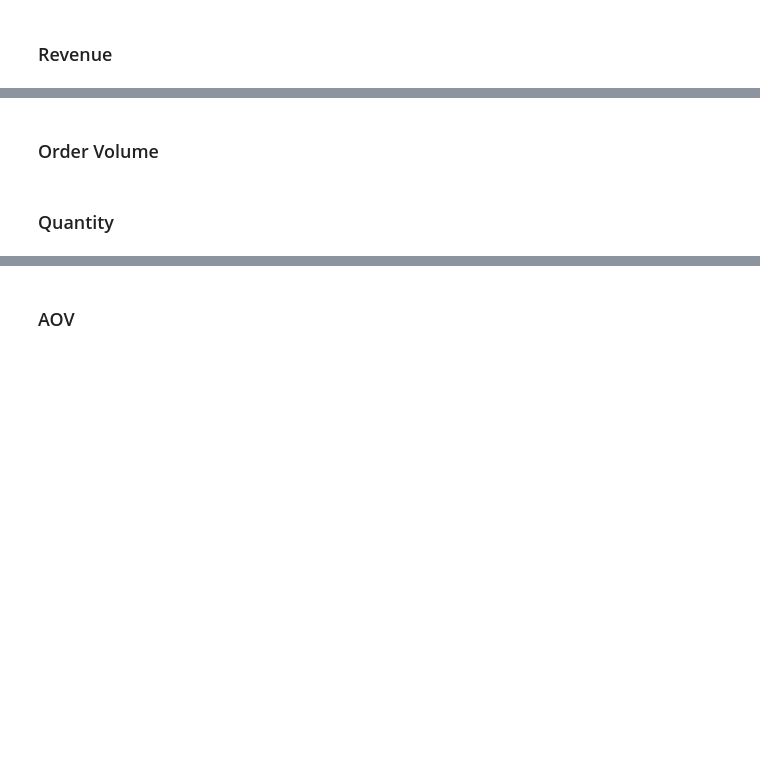
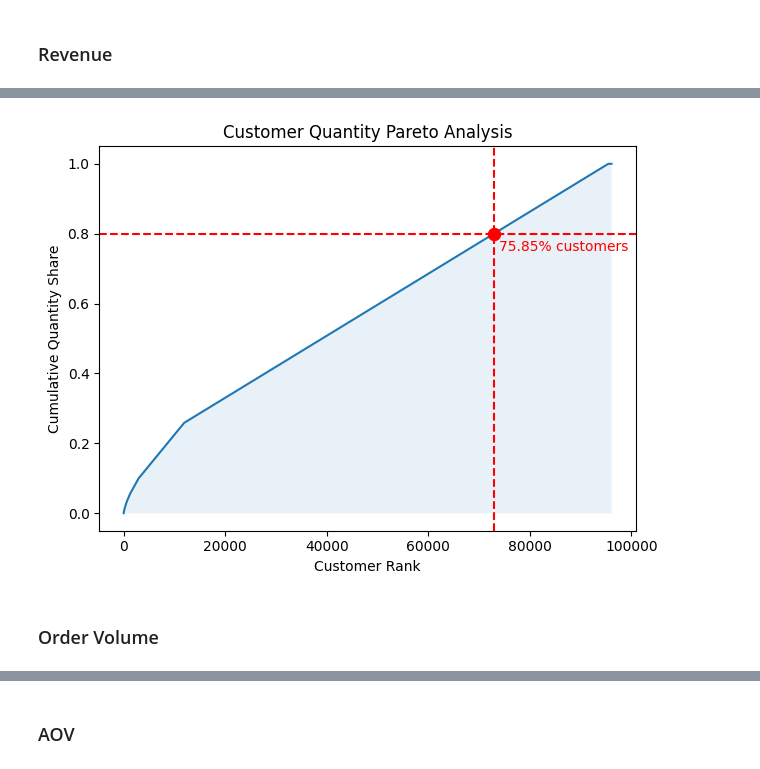
Before and after one commit to MattiaVerardi/olist-ecommerce-analytics, a Jupyter notebook: python/10_eda.ipynb, the cells around one changed output, grey strips where cells are left out. Drawn from its saved outputs; the diff is of its cells as text; code cells hidden in the pictures; blank space fills up the shorter version.

```diff
--- a/python/10_eda.ipynb
+++ b/python/10_eda.ipynb
@@ -3245,0 +3348,13 @@ plt.show()
+# %%
+quantity_by_customer = customer_performance[[
+    "customer",
+    "quantity",
+    "quantity_share"
+]].sort_values(
+    by="quantity_share",
+    ascending=False
+).assign(
+    quantity_share_cum=lambda x: x["quantity_share"].cumsum()
+)
+
+quantity_by_customer
@@ -3246,4 +3375,52 @@ plt.show()
+# %%
+customer_quantity_rank = np.arange(1, len(quantity_by_customer)+1)
+customer_quantity_80 = len(
+    quantity_by_customer[quantity_by_customer["quantity_share_cum"]<0.8]
+)+1
+customer_quantity_80_pct = round(
+    customer_quantity_80/len(quantity_by_customer)*100,
+    2
+)
+
+sns.lineplot(
+    data=quantity_by_customer,
+    x=customer_quantity_rank,
+    y="quantity_share_cum"
+)
+plt.fill_between(
+    x=customer_quantity_rank,
+    y1=quantity_by_customer["quantity_share_cum"],
+    alpha=0.1
+)
+plt.scatter(
+    x=customer_quantity_80,
+    y=0.8,
+    s=75,
+    color="red",
+    zorder=2
+)
+plt.axhline(
+    y=0.8,
+    ls="--",
+    color="red"
+)
+plt.axvline(
+    x=customer_quantity_80,
+    ls="--",
+    color="red"
+)
+plt.annotate(
+    text=f"{customer_quantity_80_pct}% customers",
+    xy=(customer_quantity_80, 0.8),
+    xytext=(customer_quantity_80+len(quantity_by_customer)*0.01, 0.75),
+    color="red"
+)
+plt.title("Customer Quantity Pareto Analysis")
+plt.xlabel("Customer Rank")
+plt.ylabel("Cumulative Quantity Share")
+plt.tight_layout()
+plt.show()
+# %% [output]
+[figure, added]
 # %% [markdown]
 ### Order Volume
-# %% [markdown]
-### Quantity
```
Also changed, not shown: parts of 25 cells of this notebook.
